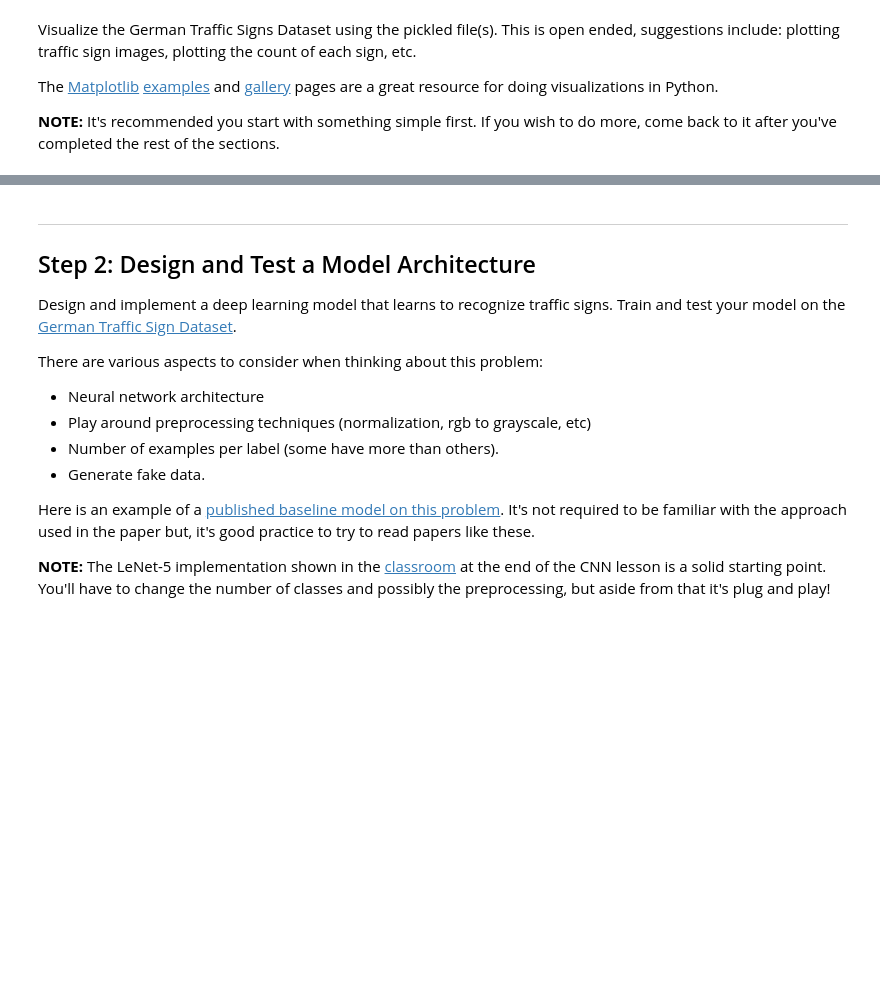
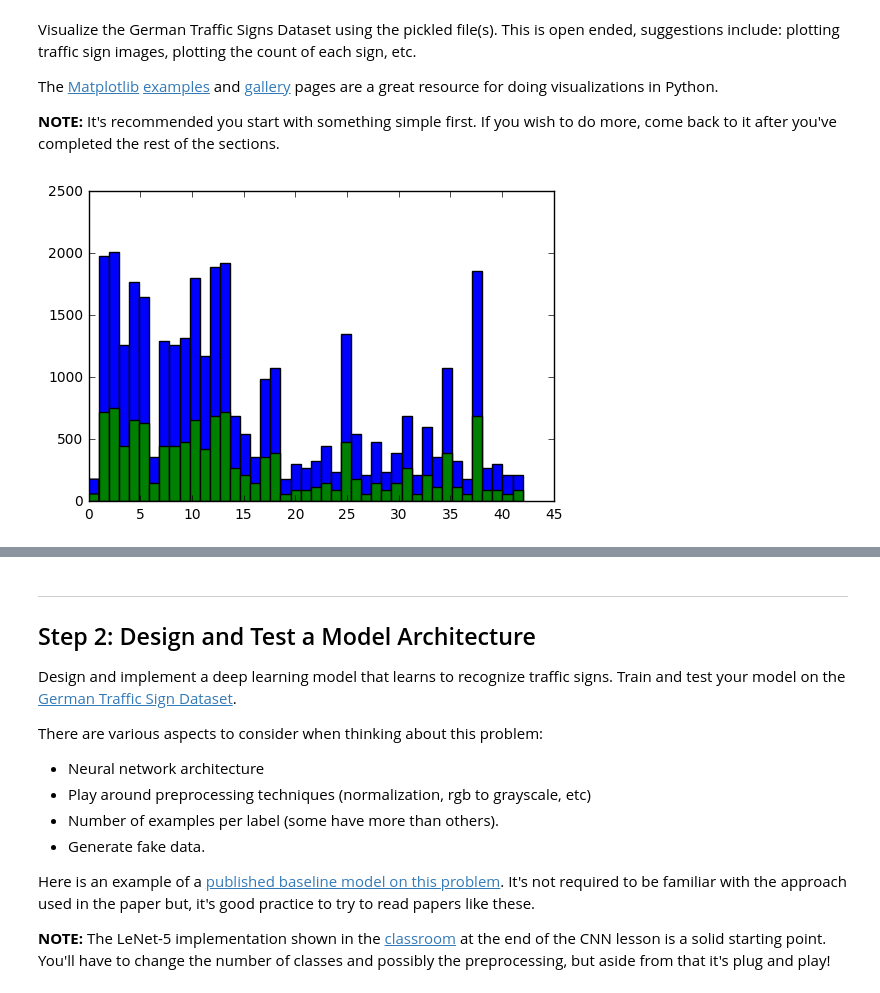
Before and after one commit to avs20/CarND-Traffic-Sign-Classifier-Project, a Jupyter notebook: Traffic_Sign_Classifier.ipynb, the cells around one changed output, grey strips where cells are left out. Drawn from its saved outputs; the diff is of its cells as text; code cells hidden in the pictures; blank space fills up the shorter version.

```diff
--- a/Traffic_Sign_Classifier.ipynb
+++ b/Traffic_Sign_Classifier.ipynb
@@ -88,3 +93,9 @@ The [Matplotlib](http://matplotlib.org/) [examples](http://matplotlib.org/exampl
 import matplotlib.pyplot as plt
 # Visualizations will be shown in the notebook.
 %matplotlib inline
+# %%
+#Let's view the number of images in each classes
+_=  plt.hist(y_train,bins=43)
+_=  plt.hist(y_test,bins=43)
+# %% [output]
+[figure, added]
```
Also changed, not shown: parts of 4 cells of this notebook.
